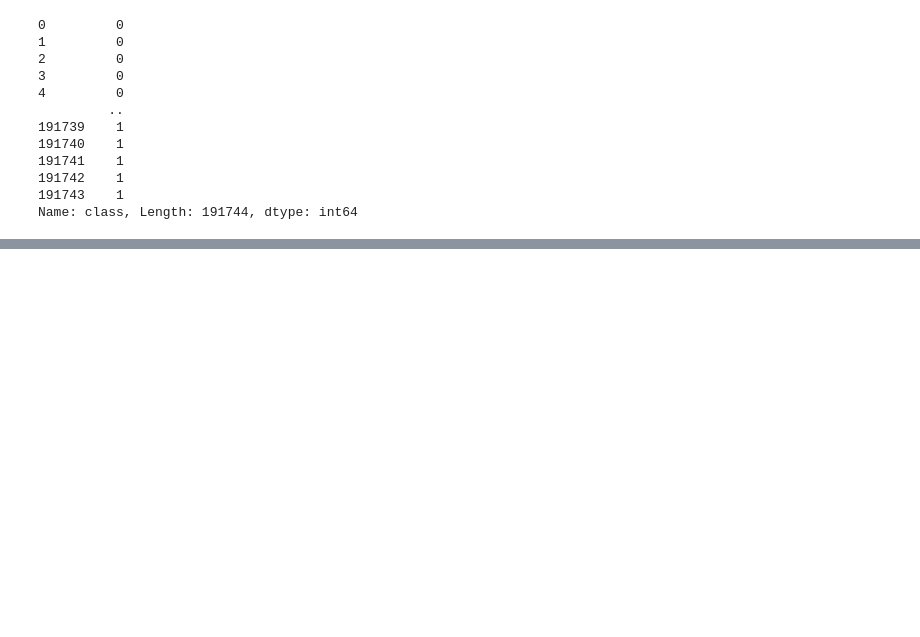
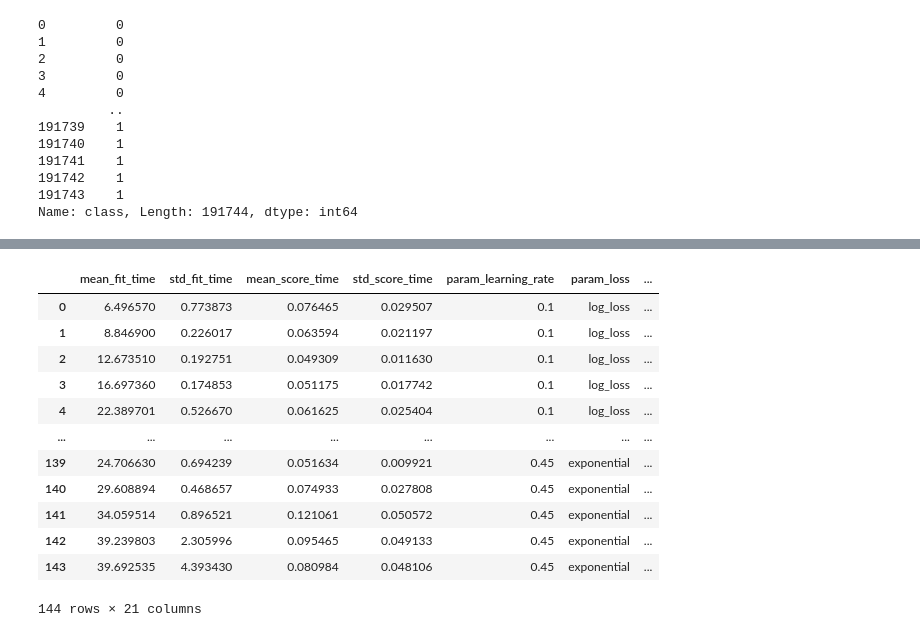
Before and after one commit to lillianlakes/credit-card-fraud-detection, a Jupyter notebook: index.ipynb, the cells around one changed output, grey strips where cells are left out. Cells and saved outputs as stored; diff of their text form; code cells hidden in the pictures; blank space fills up the shorter version.

```diff
--- a/index.ipynb
+++ b/index.ipynb
@@ -1980,4 +2081,18 @@ type(X_train_resampled)
 # %%
-pd.DataFrame(gsxgb.cv_results_)
+pd.DataFrame(gsgbc.cv_results_)
+# %% [output]
+|  | mean_fit_time | std_fit_time | mean_score_time | std_score_time | param_learning_rate | param_loss | ... |
+| 0 | 6.496570 | 0.773873 | 0.076465 | 0.029507 | 0.1 | log_loss | ... |
+| 1 | 8.846900 | 0.226017 | 0.063594 | 0.021197 | 0.1 | log_loss | ... |
+| 2 | 12.673510 | 0.192751 | 0.049309 | 0.011630 | 0.1 | log_loss | ... |
+| 3 | 16.697360 | 0.174853 | 0.051175 | 0.017742 | 0.1 | log_loss | ... |
+| 4 | 22.389701 | 0.526670 | 0.061625 | 0.025404 | 0.1 | log_loss | ... |
+| ... | ... | ... | ... | ... | ... | ... | ... |
+| 139 | 24.706630 | 0.694239 | 0.051634 | 0.009921 | 0.45 | exponential | ... |
+| 140 | 29.608894 | 0.468657 | 0.074933 | 0.027808 | 0.45 | exponential | ... |
+| 141 | 34.059514 | 0.896521 | 0.121061 | 0.050572 | 0.45 | exponential | ... |
+| 142 | 39.239803 | 2.305996 | 0.095465 | 0.049133 | 0.45 | exponential | ... |
+| 143 | 39.692535 | 4.393430 | 0.080984 | 0.048106 | 0.45 | exponential | ... |
+144 rows × 21 columns
 # %%
 # Create a confusion matrix
```
Also changed, not shown: parts of 20 cells of this notebook.
